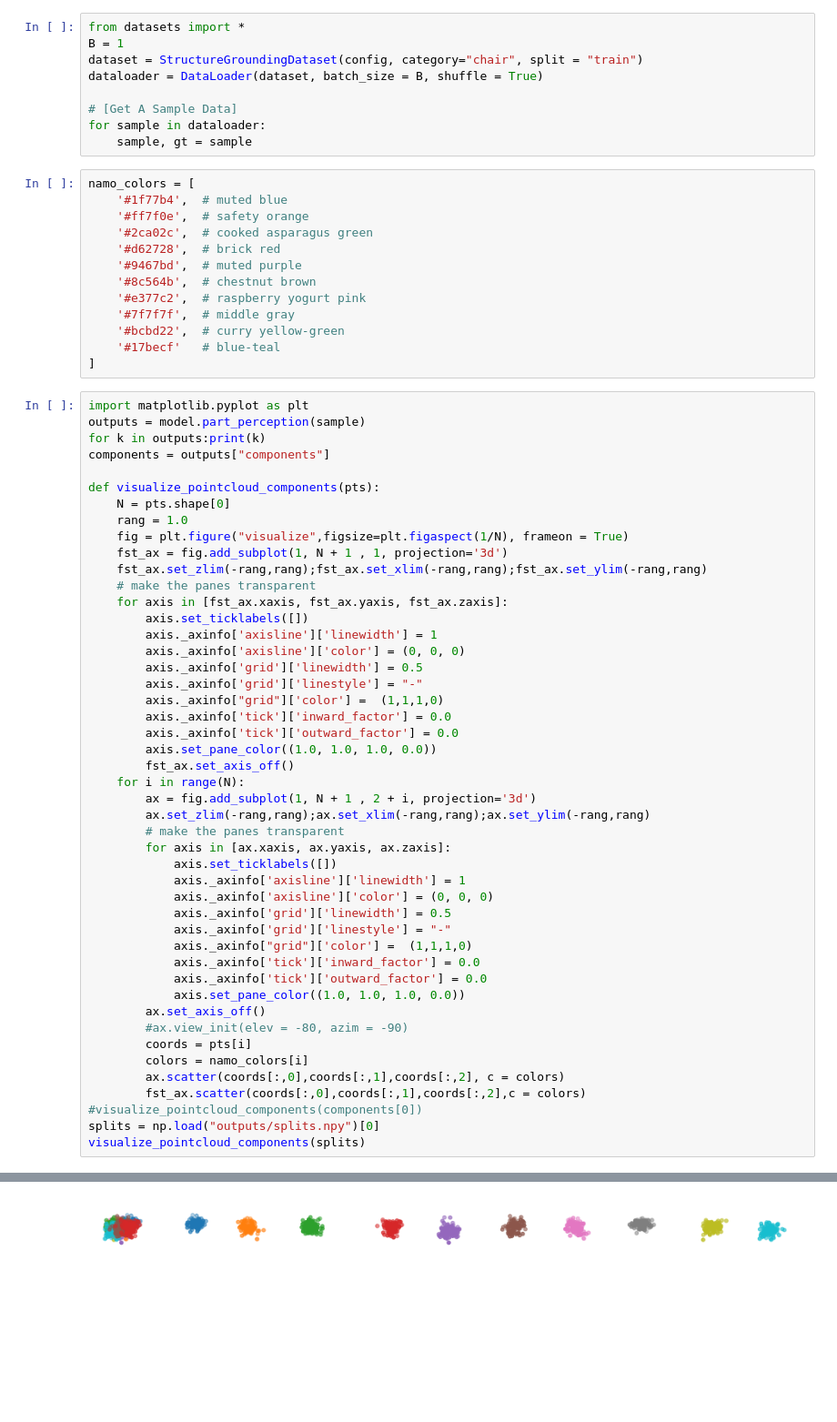
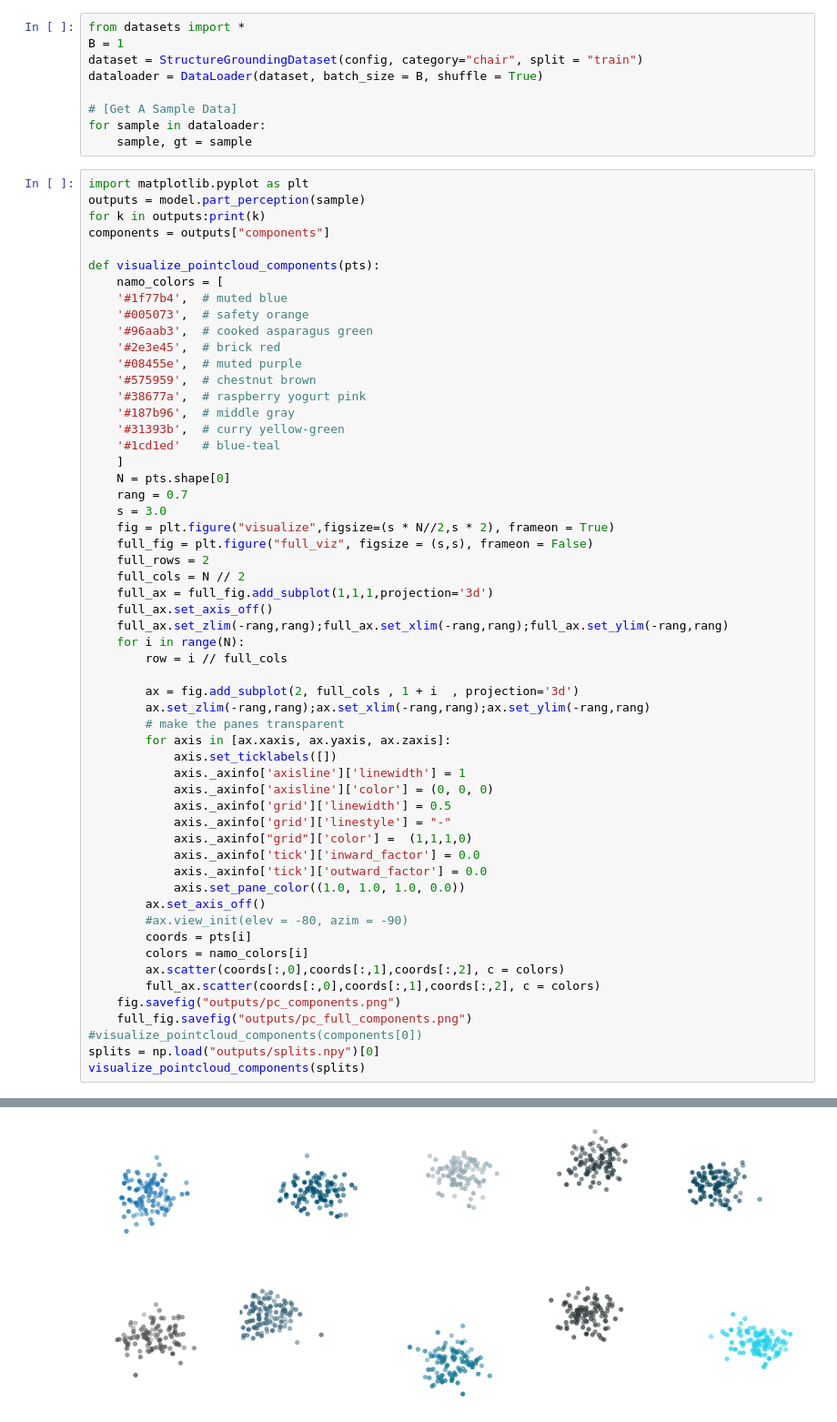
Before and after one commit to ZongjingLi/Hierarchical-Learner, a Jupyter notebook: interact.ipynb, the cells around one changed output, grey strips where cells are left out. Shown at 91% size. Drawn from its saved outputs; the diff is of its cells as text; blank space fills up the shorter version.

```diff
--- a/interact.ipynb
+++ b/interact.ipynb
@@ -12,19 +12,6 @@ dataloader = DataLoader(dataset, batch_size = B, shuffle = True)
 # [Get A Sample Data]
 for sample in dataloader:
     sample, gt = sample
-# %%
-namo_colors = [
-    '#1f77b4',  # muted blue
-    '#ff7f0e',  # safety orange
-    '#2ca02c',  # cooked asparagus green
-    '#d62728',  # brick red
-    '#9467bd',  # muted purple
-    '#8c564b',  # chestnut brown
-    '#e377c2',  # raspberry yogurt pink
-    '#7f7f7f',  # middle gray
-    '#bcbd22',  # curry yellow-green
-    '#17becf'   # blue-teal
-]
 # %%
 import matplotlib.pyplot as plt
 outputs = model.part_perception(sample)
@@ -32,52 +19,61 @@ for k in outputs:print(k)
 components = outputs["components"]
 
 def visualize_pointcloud_components(pts):
+    namo_colors = [
+    '#1f77b4',  # muted blue
+    '#005073',  # safety orange
+    '#96aab3',  # cooked asparagus green
+    '#2e3e45',  # brick red
+    '#08455e',  # muted purple
+    '#575959',  # chestnut brown
+    '#38677a',  # raspberry yogurt pink
+    '#187b96',  # middle gray
+    '#31393b',  # curry yellow-green
+    '#1cd1ed'   # blue-teal
+    ]
     N = pts.shape[0]
-    rang = 1.0
-    fig = plt.figure("visualize",figsize=plt.figaspect(1/N), frameon = True)
-    fst_ax = fig.add_subplot(1, N + 1 , 1, projection='3d')
-    fst_ax.set_zlim(-rang,rang);fst_ax.set_xlim(-rang,rang);fst_ax.set_ylim(-rang,rang)
-    # make the panes transparent
-    for axis in [fst_ax.xaxis, fst_ax.yaxis, fst_ax.zaxis]:
-        axis.set_ticklabels([])
-        axis._axinfo['axisline']['linewidth'] = 1
-        axis._axinfo['axisline']['color'] = (0, 0, 0)
-        axis._axinfo['grid']['linewidth'] = 0.5
-        axis._axinfo['grid']['linestyle'] = "-"
-        axis._axinfo["grid"]['color'] =  (1,1,1,0)
-        axis._axinfo['tick']['inward_factor'] = 0.0
-        axis._axinfo['tick']['outward_factor'] = 0.0
-        axis.set_pane_color((1.0, 1.0, 1.0, 0.0))
-        fst_ax.set_axis_off()
+    rang = 0.7
+    s = 3.0
+    fig = plt.figure("visualize",figsize=(s * N//2,s * 2), frameon = True)
+    full_fig = plt.figure("full_viz", figsize = (s,s), frameon = False)
+    full_rows = 2
+    full_cols = N // 2
+    full_ax = full_fig.add_subplot(1,1,1,projection='3d')
+    full_ax.set_axis_off()
+    full_ax.set_zlim(-rang,rang);full_ax.set_xlim(-rang,rang);full_ax.set_ylim(-rang,rang)
     for i in range(N):
-        ax = fig.add_subplot(1, N + 1 , 2 + i, projection='3d')
+        row = i // full_cols
+
+        ax = fig.add_subplot(2, full_cols , 1 + i  , projection='3d')
         ax.set_zlim(-rang,rang);ax.set_xlim(-rang,rang);ax.set_ylim(-rang,rang)
         # make the panes transparent
         for axis in [ax.xaxis, ax.yaxis, ax.zaxis]:
             axis.set_ticklabels([])
             axis._axinfo['axisline']['linewidth'] = 1
             axis._axinfo['axisline']['color'] = (0, 0, 0)
             axis._axinfo['grid']['linewidth'] = 0.5
             axis._axinfo['grid']['linestyle'] = "-"
             axis._axinfo["grid"]['color'] =  (1,1,1,0)
             axis._axinfo['tick']['inward_factor'] = 0.0
             axis._axinfo['tick']['outward_factor'] = 0.0
             axis.set_pane_color((1.0, 1.0, 1.0, 0.0))
         ax.set_axis_off()
         #ax.view_init(elev = -80, azim = -90)
         coords = pts[i]
         colors = namo_colors[i]
         ax.scatter(coords[:,0],coords[:,1],coords[:,2], c = colors)
-        fst_ax.scatter(coords[:,0],coords[:,1],coords[:,2],c = colors)
+        full_ax.scatter(coords[:,0],coords[:,1],coords[:,2], c = colors)
+    fig.savefig("outputs/pc_components.png")
+    full_fig.savefig("outputs/pc_full_components.png")
 #visualize_pointcloud_components(components[0])
 splits = np.load("outputs/splits.npy")[0]
 visualize_pointcloud_components(splits)
 # %% [output]
 loss
 recon_pc
 masks
 abstract_scene
 features
 positions
 components
-[figure, old version]
+[figure, new version]
```
Also changed, not shown: parts of 1 cell of this notebook, 2 other files.
